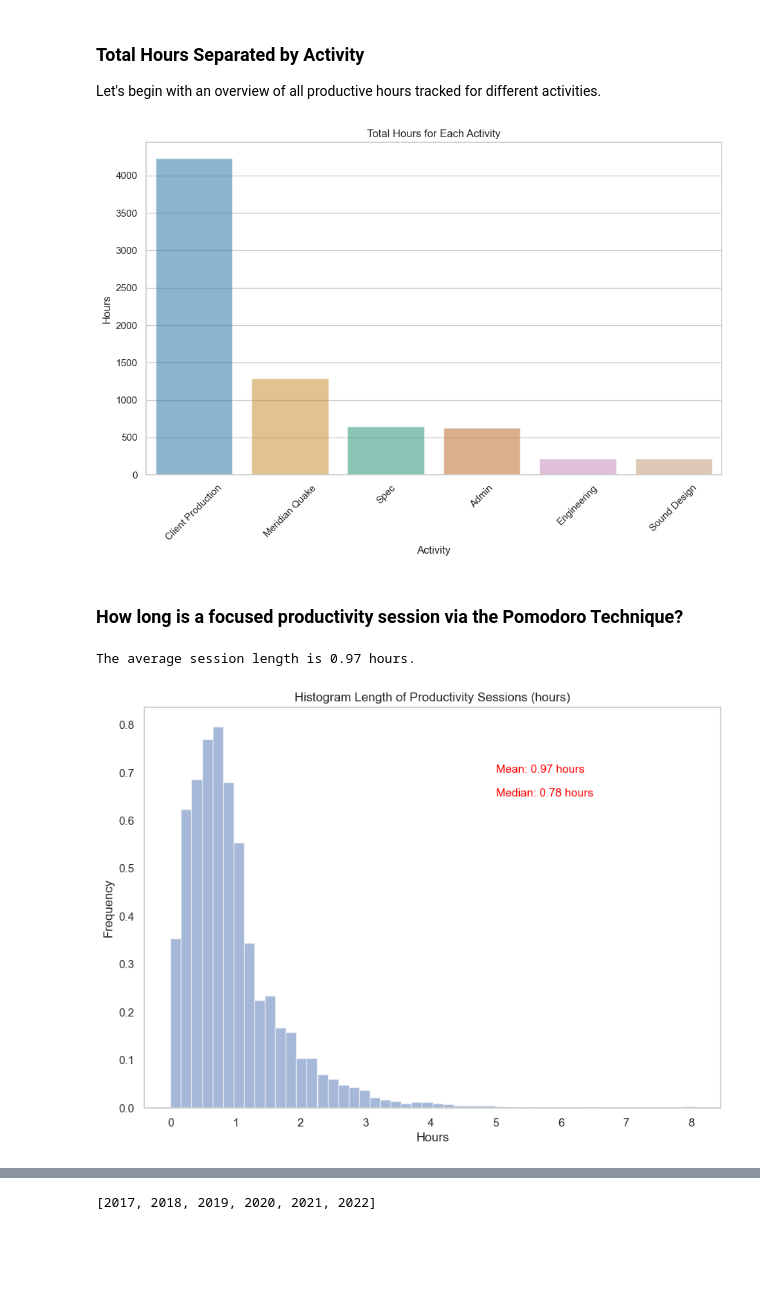
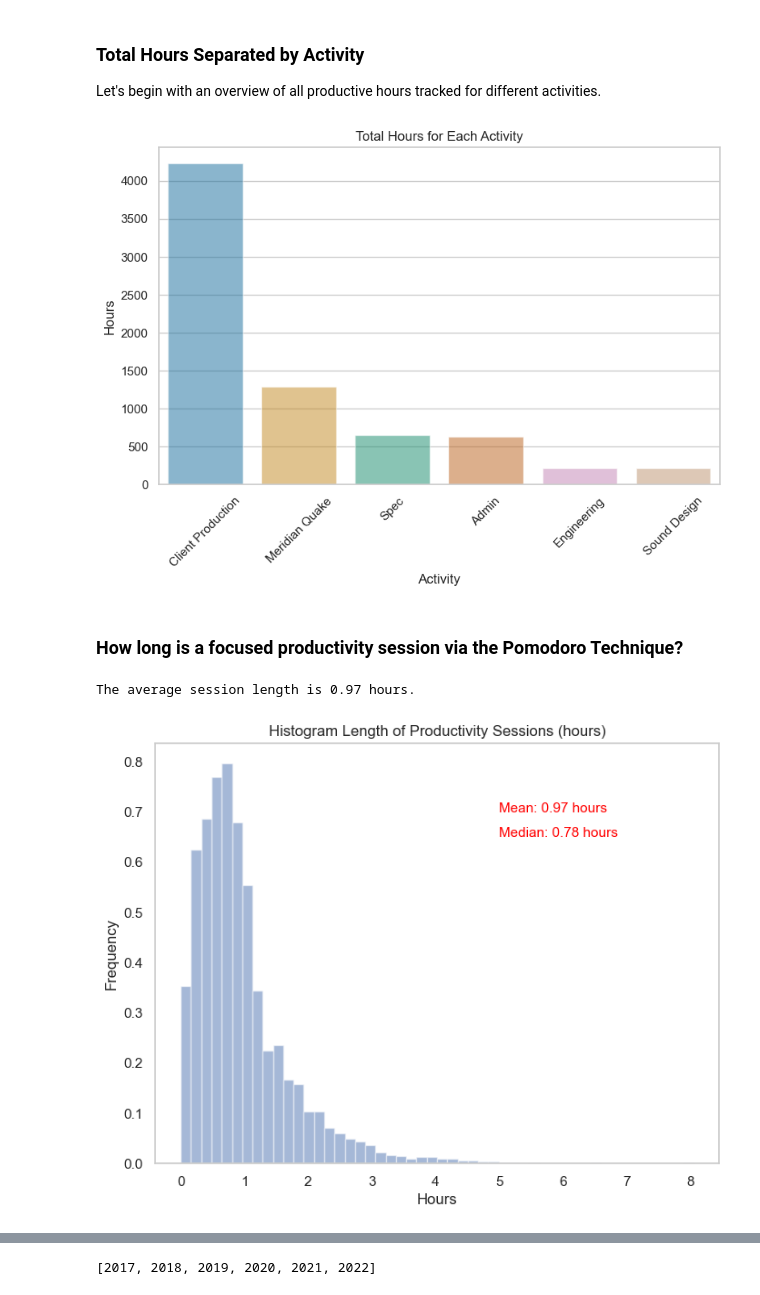
Before and after one commit to awkwardarm/Portfolio-Projects, a Jupyter notebook: Porftolio Project - Time Tracking.ipynb, the cells around one changed output, grey strips where cells are left out. Cells and saved outputs as stored; diff of their text form; code cells hidden in the pictures; blank space fills up the shorter version.

```diff
--- a/Porftolio Project - Time Tracking.ipynb
+++ b/Porftolio Project - Time Tracking.ipynb
@@ -46,35 +46,35 @@ Let's begin with an overview of all productive hours tracked for different activ
 # %%
 # Filter business activities from tracking input
 business_activities = ['Client Production', 'Meridian Quake', 'Spec', 'Admin', 'Sound Design', 'Engineering']
 time_tracking_business = time_tracking[time_tracking['activity'].isin(business_activities)]
 
 # sum total business hours by activity type
 activity_total_hours = time_tracking_business.groupby('activity').hours.sum().reset_index(name='total_hours')
 activity_total_hours = activity_total_hours.sort_values(by='total_hours', ascending=False)
 #activity_total_hours.head(20)
 
 # create figure
-plt.figure(figsize=(10,7))
+plt.figure(figsize=(8,6))
 ax = plt.subplot()
 
 # Set the style of seaborn
 sns.set(style="whitegrid")
 
 # Choose a colorblind-friendly palette
 palette = sns.color_palette("colorblind", n_colors=len(activity_total_hours))
 
 # Create the bar plot with the chosen palette
 sns.barplot(x='activity', y='total_hours', data=activity_total_hours, palette=palette, alpha = 0.5)
 plt.xticks(rotation=45)
 plt.xlabel('Activity')
 plt.ylabel('Hours')
 title = 'Total Hours for Each Activity'
 plt.title(title)
 plt.tight_layout()  # Ensures that labels and titles fit within the plot area
 plt.savefig(os.path.join('Visualizations', title))
 plt.show()
 # %% [output]
-[figure, old version]
+[figure, new version]
 # %% [markdown]
 ### How long is a focused productivity session via the Pomodoro Technique?
 # %%
@@ -87,7 +87,7 @@ print(f'The average session length is {average_session_length} hours.')
 column_data = time_tracking['hours']
 
 # plot histogram
-plt.figure(figsize=(10,7))
+plt.figure(figsize=(8,6))
 plt.hist(column_data, density=True, bins= 50, alpha = 0.5)
 title = 'Histogram Length of Productivity Sessions (hours)'
 plt.xlabel('Hours')
@@ -101,5 +101,5 @@ plt.savefig(os.path.join('Visualizations', title))
 plt.show()
 # %% [output]
 The average session length is 0.97 hours.
-[figure, old version]
+[figure, new version]
 # %% [markdown]
```
Also changed, not shown: parts of 22 cells of this notebook, 10 other files.
